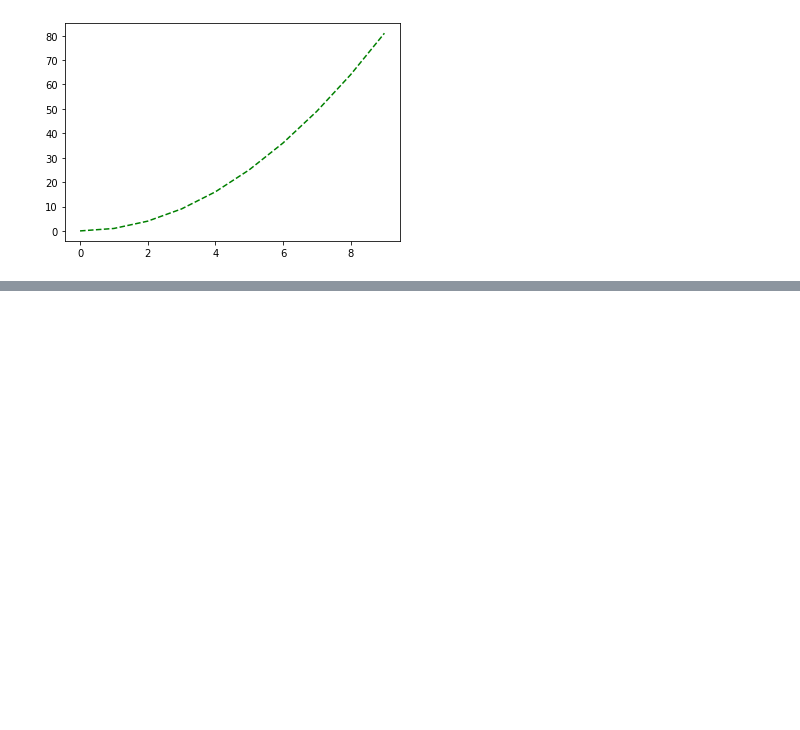
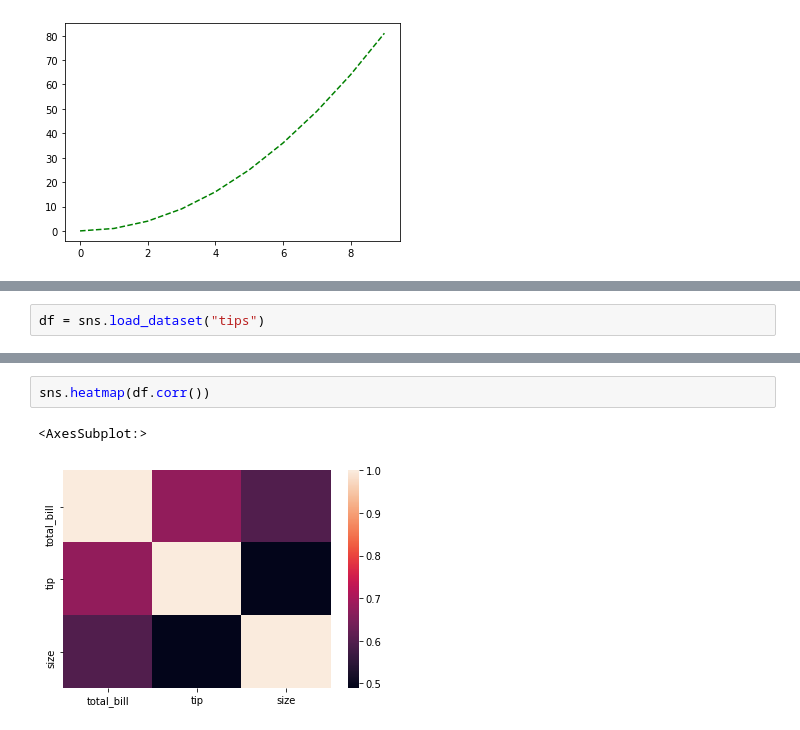
Before and after one commit to joshtn/Data-Science-road, a Jupyter notebook: work.ipynb, the cells around one changed output, grey strips where cells are left out. Drawn from its saved outputs; the diff is of its cells as text; blank space fills up the shorter version.

```diff
--- a/work.ipynb
+++ b/work.ipynb
@@ -383,0 +390,2 @@ plt.plot(x,y,'g--')
+# %%
+df = sns.load_dataset("tips")
@@ -383,0 +413,5 @@ plt.plot(x,y,'g--')
+# %%
+sns.heatmap(df.corr())
+# %% [output]
+<AxesSubplot:>
+[figure, added]
```
Also changed, not shown: parts of 21 cells of this notebook, 2 other files.
